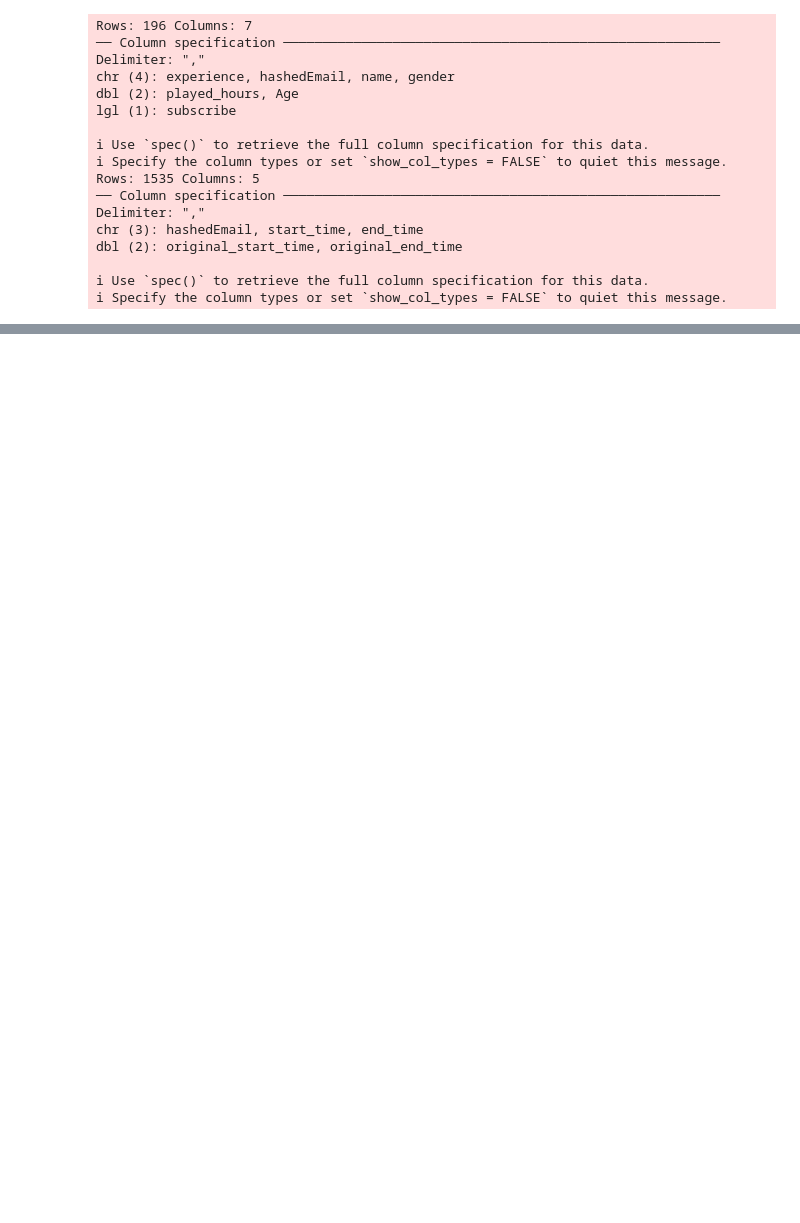
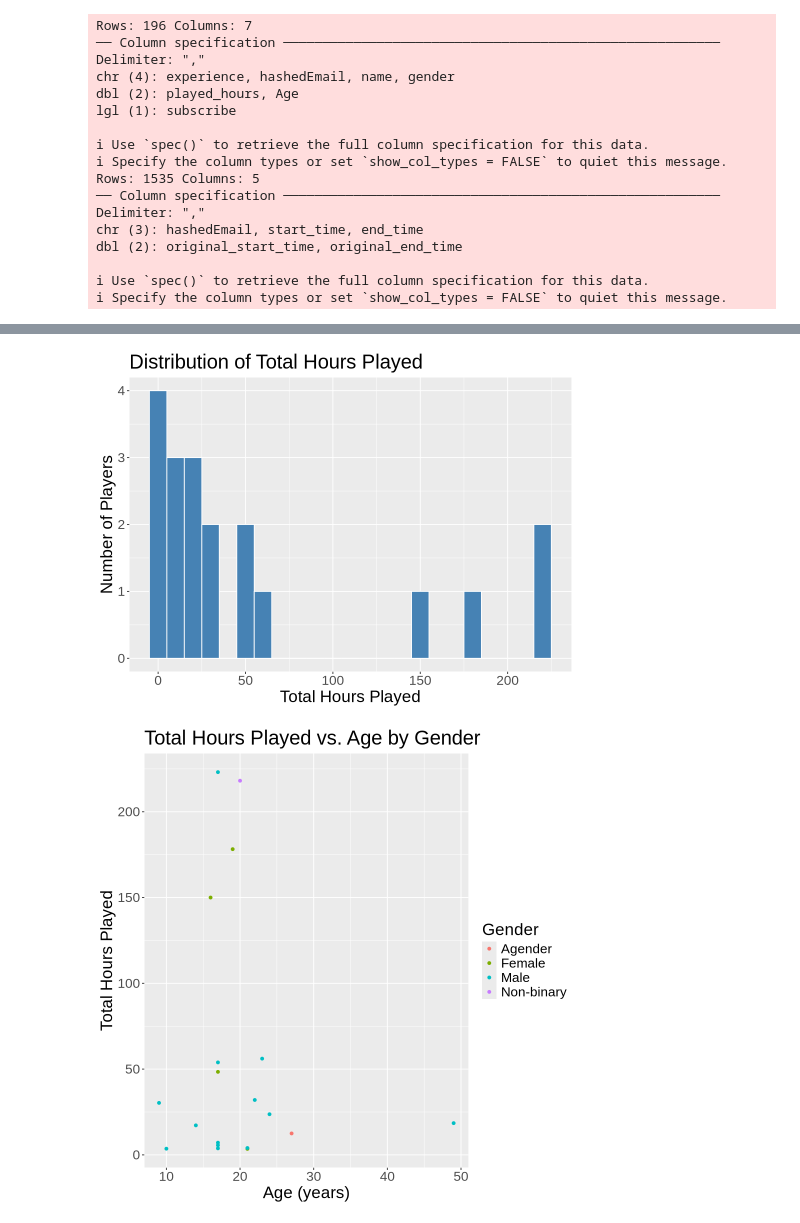
Before and after one commit to anasakbar-05/DSCI_100_Individual_Planning_Report, a Jupyter notebook: Individual Planning Report.ipynb, the cells around one changed output, grey strips where cells are left out. Cells and saved outputs as stored; diff of their text form; code cells hidden in the pictures; blank space fills up the shorter version.

```diff
--- a/Individual Planning Report.ipynb
+++ b/Individual Planning Report.ipynb
@@ -37,0 +115,4 @@ dbl (2): original_start_time, original_end_time
+# %%
+library(ggplot2)
+
+players <- read_csv("players.csv") #Data set can be loaded into R
@@ -37,0 +129,8 @@ dbl (2): original_start_time, original_end_time
+# %%
+#minimum wrangling
+
+players_wrangled <- players |>
+  select(Age, gender, played_hours)|>
+    filter(played_hours > 3)
+
+players_wrangled
@@ -37,0 +168,29 @@ dbl (2): original_start_time, original_end_time
+# %%
+#Exploratory visualizations
+options(repr.plot.width = 8, repr.plot.height = 6)
+
+# Plot 1 is a Histogram of played hours
+plot_1 <- players_wrangled |>
+  ggplot(aes(x = played_hours)) +
+  geom_histogram(binwidth = 10, fill = "steelblue", color = "white") +
+  labs(title = "Distribution of Total Hours Played", x = "Total Hours Played", y = "Number of Players") +
+  theme(text = element_text(size=20))
+
+plot_1
+
+
+
+options(repr.plot.width = 8, repr.plot.height = 8)
+
+# Plot 2 is a scatter plot of age vs played hours
+plot_2 <- players_wrangled |>
+  ggplot(aes(x = Age, y = played_hours, colour = gender)) +
+  geom_point() +
+  labs(title = "Total Hours Played vs. Age by Gender", x = "Age (years)", y = "Total Hours Played",
+    colour = "Gender") +
+  theme(text = element_text(size=20))
+
+plot_2
+# %% [output]
+[figure, added]
+[figure, added]
```
Also changed, not shown: parts of 12 cells of this notebook.
